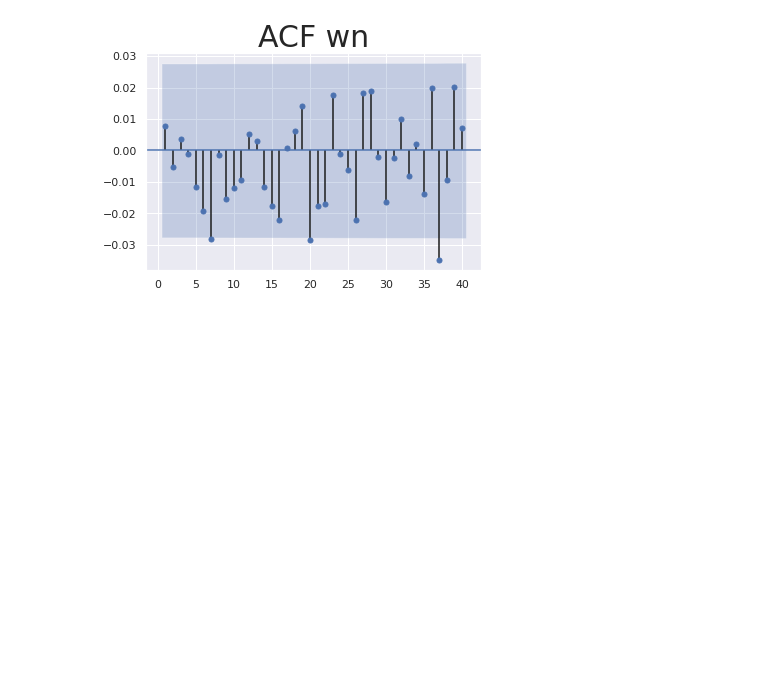
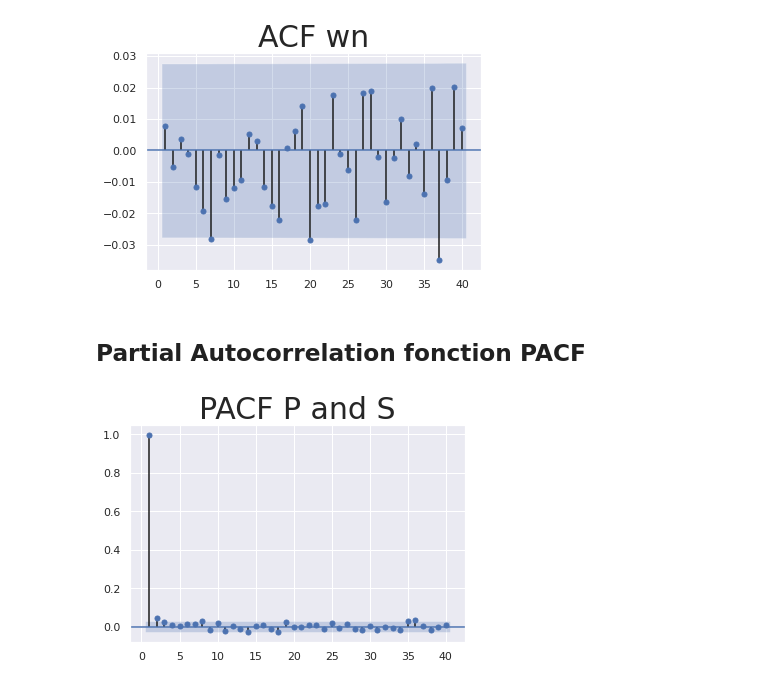
Before and after one commit to mohamed0998/time-series-analysis, a Jupyter notebook: time_series.ipynb, the cells around one changed output. Cells and saved outputs as stored; diff of their text form; code cells hidden in the pictures; blank space fills up the shorter version.

Commit message:
Partial Autocorrelation Function PACF

```diff
--- a/time_series.ipynb
+++ b/time_series.ipynb
@@ -180,3 +180,11 @@ plt.title("ACF wn", size=30)
 plt.show()
 # %% [output]
 [figure]
+# %% [markdown]
+## Partial Autocorrelation fonction PACF
+# %%
+sgt.plot_pacf(df.market_value, lags= 40, zero=False)
+plt.title("PACF P and S", size=30)
+plt.show()
+# %% [output]
+[figure, added]
```
Also changed, not shown: parts of 1 cell of this notebook.
